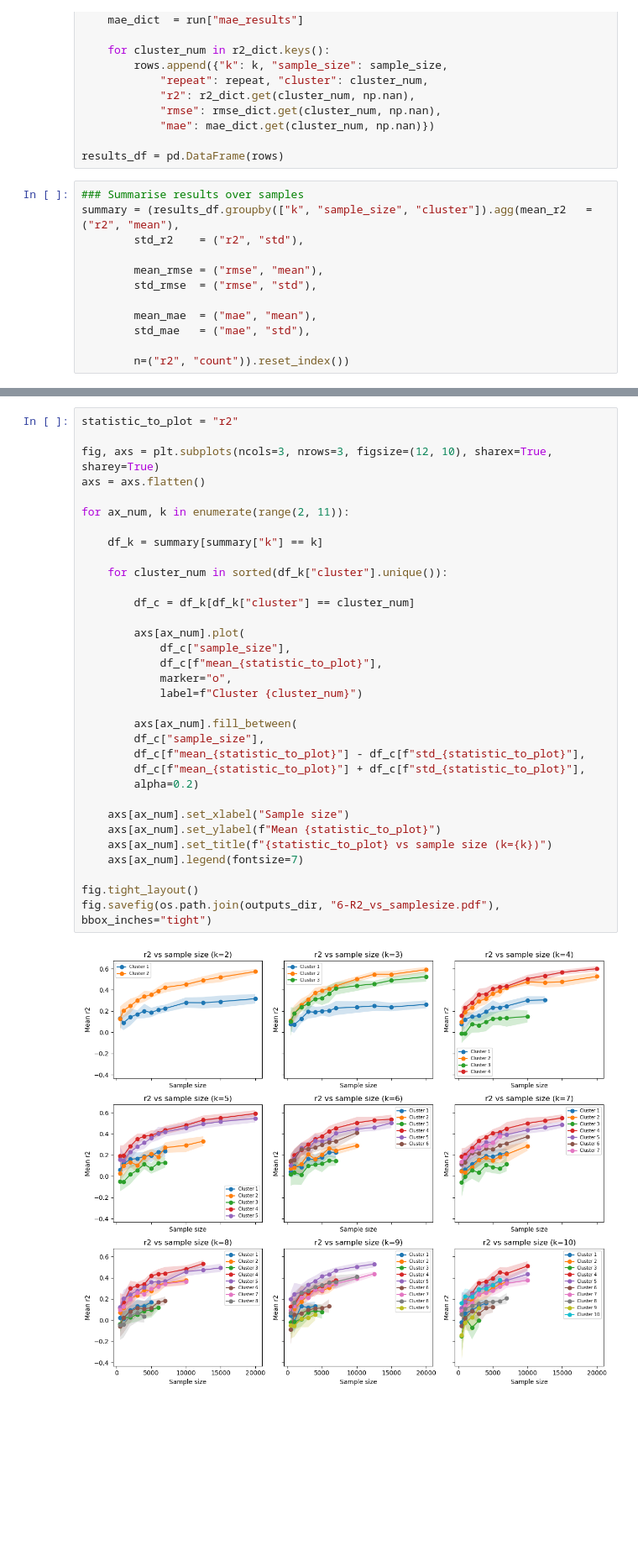
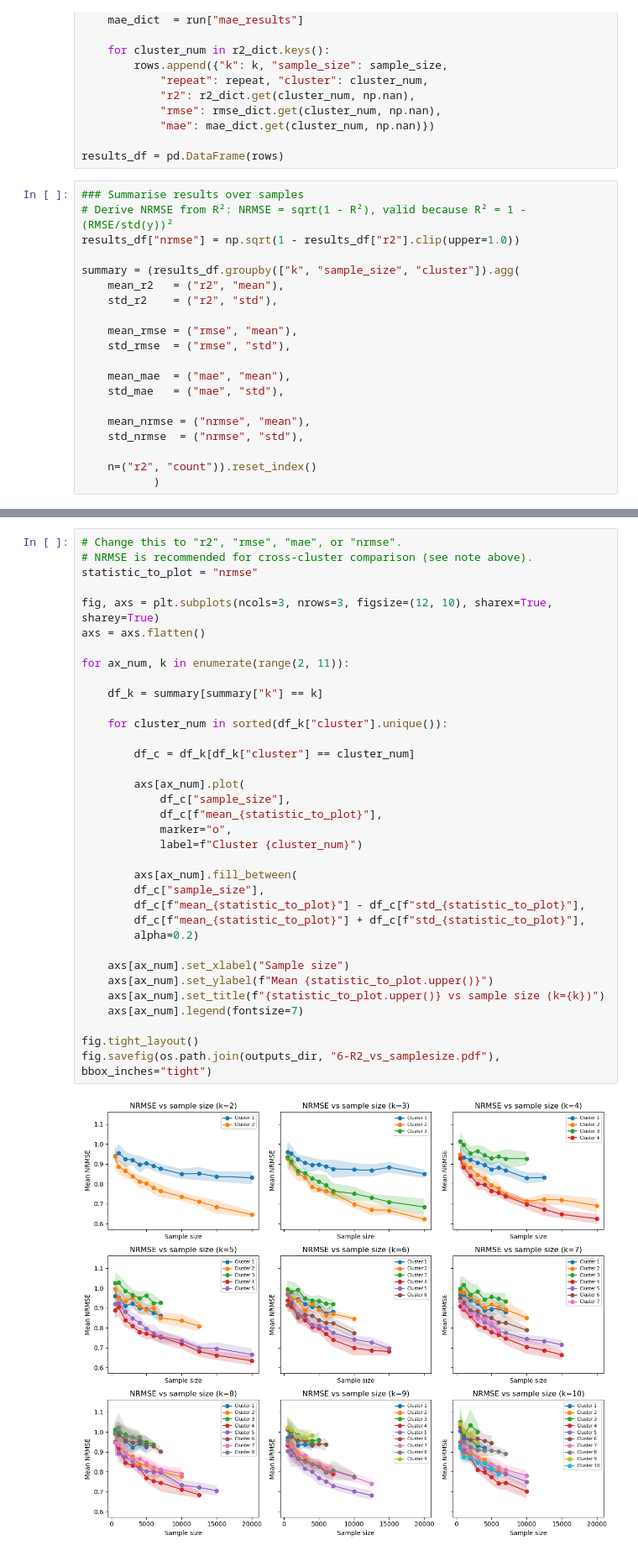
Before and after one commit to Urban-Analytics/INTEGRATE-Embeddings-Deprivation, a Jupyter notebook: notebooks/6-TestModelOverClusters_ControlledForSampleSize.ipynb, the cells around one changed output, grey strips where cells are left out. Shown at 84% size. Drawn from its saved outputs; the diff is of its cells as text; blank space fills up the shorter version.

Commit message:
replaced r2 with nrmse

```diff
--- a/notebooks/6-TestModelOverClusters_ControlledForSampleSize.ipynb
+++ b/notebooks/6-TestModelOverClusters_ControlledForSampleSize.ipynb
@@ -290,13 +290,21 @@ for run in outputs:
 results_df = pd.DataFrame(rows)
 # %%
 ### Summarise results over samples
-summary = (results_df.groupby(["k", "sample_size", "cluster"]).agg(mean_r2   = ("r2", "mean"),
-        std_r2    = ("r2", "std"),
+# Derive NRMSE from R²: NRMSE = sqrt(1 - R²), valid because R² = 1 - (RMSE/std(y))²
+results_df["nrmse"] = np.sqrt(1 - results_df["r2"].clip(upper=1.0))
 
-        mean_rmse = ("rmse", "mean"),
-        std_rmse  = ("rmse", "std"),
+summary = (results_df.groupby(["k", "sample_size", "cluster"]).agg(
+    mean_r2   = ("r2", "mean"),
+    std_r2    = ("r2", "std"),
 
-        mean_mae  = ("mae", "mean"),
-        std_mae   = ("mae", "std"),
+    mean_rmse = ("rmse", "mean"),
+    std_rmse  = ("rmse", "std"),
 
-        n=("r2", "count")).reset_index())
+    mean_mae  = ("mae", "mean"),
+    std_mae   = ("mae", "std"),
+
+    mean_nrmse = ("nrmse", "mean"),
+    std_nrmse  = ("nrmse", "std"),
+
+    n=("r2", "count")).reset_index()
+           )
@@ -305,35 +339,37 @@ summary = (results_df.groupby(["k", "sample_size", "cluster"]).agg(mean_r2   = (
 # %%
-statistic_to_plot = "r2"
+# Change this to "r2", "rmse", "mae", or "nrmse".
+# NRMSE is recommended for cross-cluster comparison (see note above).
+statistic_to_plot = "nrmse"
 
 fig, axs = plt.subplots(ncols=3, nrows=3, figsize=(12, 10), sharex=True, sharey=True)
 axs = axs.flatten()
 
 for ax_num, k in enumerate(range(2, 11)):
 
     df_k = summary[summary["k"] == k]
 
     for cluster_num in sorted(df_k["cluster"].unique()):
 
         df_c = df_k[df_k["cluster"] == cluster_num]
 
         axs[ax_num].plot(
             df_c["sample_size"],
             df_c[f"mean_{statistic_to_plot}"],
             marker="o",
             label=f"Cluster {cluster_num}")
 
         axs[ax_num].fill_between(
         df_c["sample_size"],
         df_c[f"mean_{statistic_to_plot}"] - df_c[f"std_{statistic_to_plot}"],
         df_c[f"mean_{statistic_to_plot}"] + df_c[f"std_{statistic_to_plot}"],
         alpha=0.2)
 
     axs[ax_num].set_xlabel("Sample size")
-    axs[ax_num].set_ylabel(f"Mean {statistic_to_plot}")
-    axs[ax_num].set_title(f"{statistic_to_plot} vs sample size (k={k})")
+    axs[ax_num].set_ylabel(f"Mean {statistic_to_plot.upper()}")
+    axs[ax_num].set_title(f"{statistic_to_plot.upper()} vs sample size (k={k})")
     axs[ax_num].legend(fontsize=7)
 
 fig.tight_layout()
 fig.savefig(os.path.join(outputs_dir, "6-R2_vs_samplesize.pdf"), bbox_inches="tight")
 # %% [output]
-[figure, old version]
+[figure, new version]
```
Also changed, not shown: parts of 3 cells of this notebook, 1 other file.
